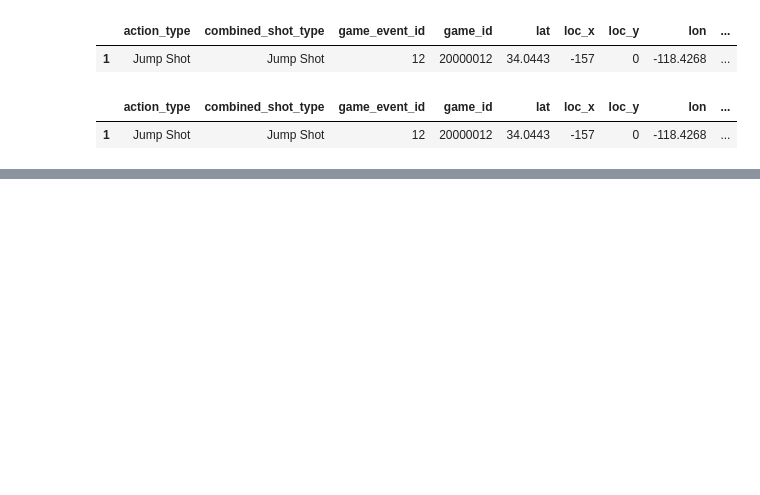
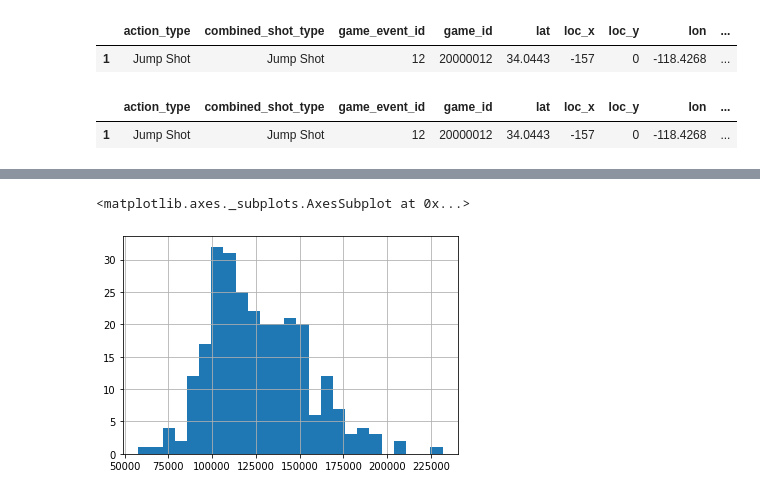
Before and after one commit to guisolski/projetos-Python, a Jupyter notebook: arquivos/jypther/dataScienceClasses.ipynb, the cells around one changed output, grey strips where cells are left out. Saved outputs shown, nothing was run; the diff lists cells and outputs as text; code cells hidden in the pictures; blank space fills up the shorter version.

```diff
--- a/arquivos/jypther/dataScienceClasses.ipynb
+++ b/arquivos/jypther/dataScienceClasses.ipynb
@@ -295,0 +312,5 @@ df
+# %%
+df = pd.read_csv('http://www.ppgia.pucpr.br/~jean.barddal/datascience/Salaries.csv')
+# %%
+df.drop('Unnamed: 0', axis=1, inplace=True)
+df.head(5)
@@ -295,0 +341,6 @@ df
+# %%
+#histogram
+df[df['rank'] == 'Prof']['salary'].hist(bins=25)
+# %% [output]
+<matplotlib.axes._subplots.AxesSubplot at 0x...>
+[figure, added]
```
Also changed, not shown: parts of 12 cells of this notebook, 1 other file.
